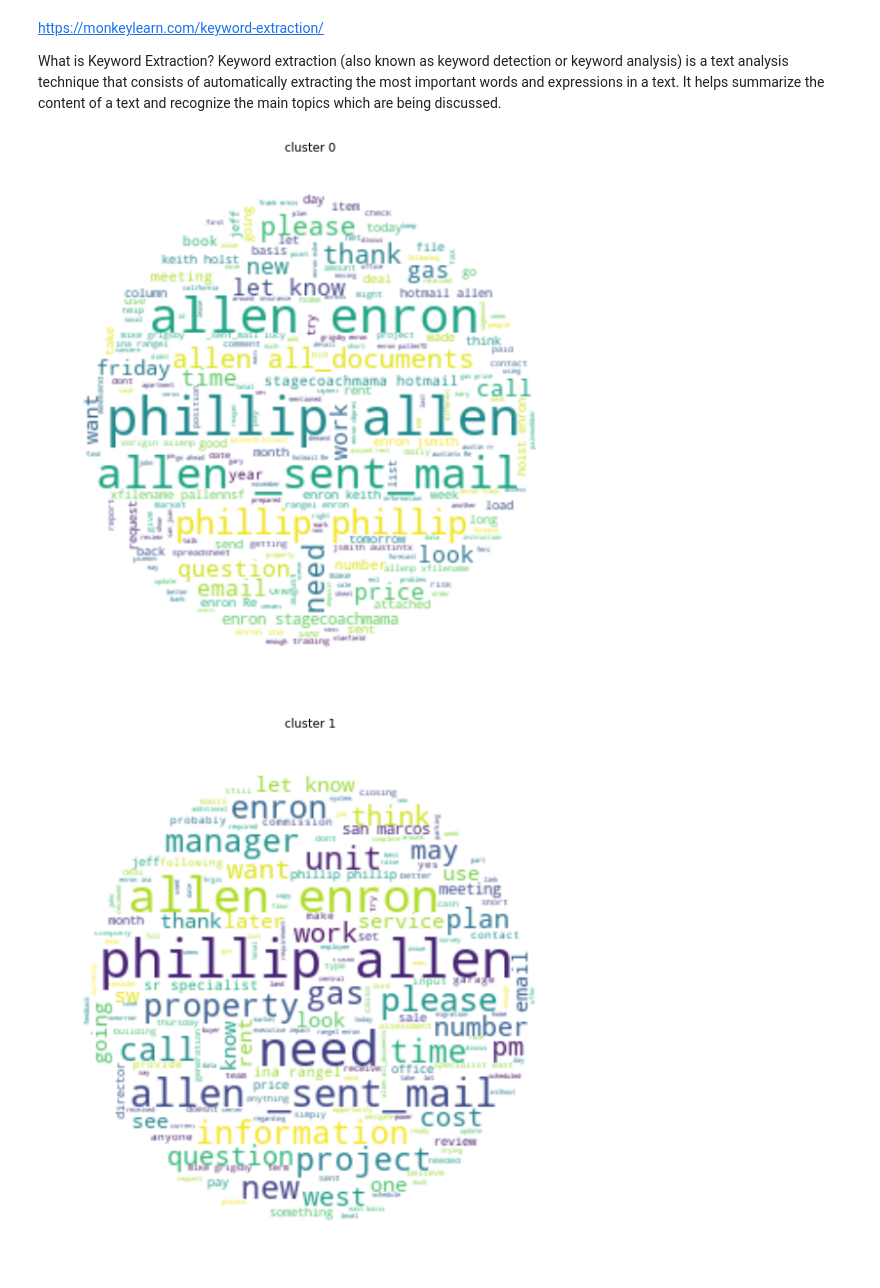
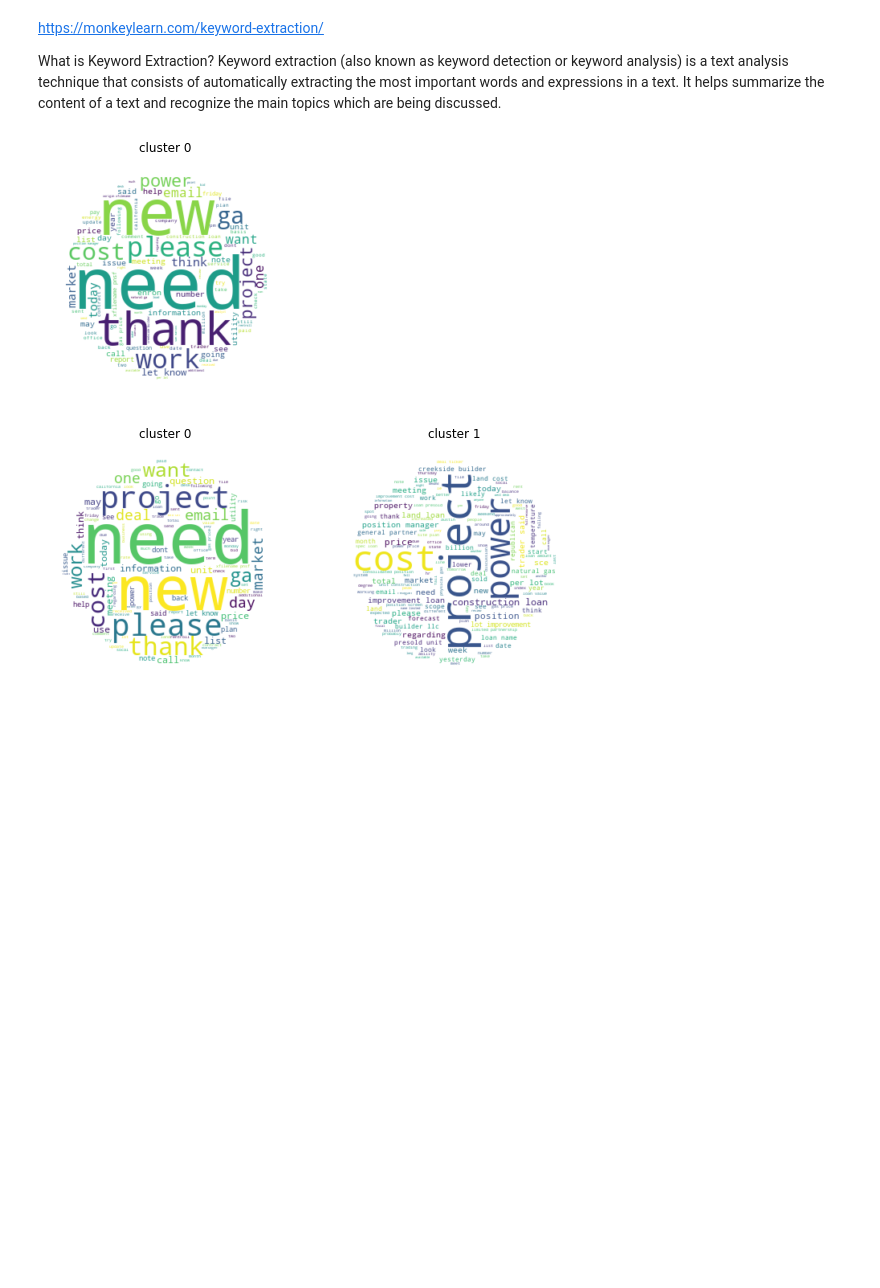
Before and after one commit to KevinFerin/Projet_Fil_Rouge-IBM, a Jupyter notebook: ENRON_email_embedding_clustering_experimental.ipynb, the cells around one changed output. Drawn from its saved outputs; the diff is of its cells as text; code cells hidden in the pictures; blank space fills up the shorter version.

Commit message:
Update ENRON_email_embedding_clustering_experimental.ipynb
remove names

```diff
--- a/ENRON_email_embedding_clustering_experimental.ipynb
+++ b/ENRON_email_embedding_clustering_experimental.ipynb
@@ -110,6 +163,13 @@ df.sample(10)
+# %%
+for name in stopwords:
+    #print(name)
+    for i in range(len(df.message)):
+        if type(df.message[i])!=float:
+            df.message[i]=df.message[i].replace(name,'')
 # %%
 # Create sentence and label lists
-emails = df.emails.values
+emails = df.message.values
+#emails = str(df.message.values)
 
 # We need to add special tokens at the beginning and end of each sentence for BERT to work properly
 emails = ["[CLS] " + email + " [SEP]" for email in emails]
@@ -120,7 +180,7 @@ Next, import the BERT tokenizer, used to convert our text into tokens that corre
 # %%
 tokenizer = BertTokenizer.from_pretrained('bert-base-uncased')
 
-tokenized_texts = [tokenizer.tokenize(sent) for sent in emails]
+tokenized_texts = [tokenizer.tokenize(email) for email in emails]
 print("Tokenize the first sentence:")
 print(tokenized_texts[4])
 # %% [output]
@@ -559,11 +619,3 @@ import pandas
 email_embedding_array = pandas.read_csv('embedding_array.csv' , #quoting=1, # delim_whitespace=True,#
                      delimiter=',',
                  header=None) #, names=['email_embedding']
-# %%
-from sklearn.cluster import KMeans
-N = 5
-clf = KMeans(n_clusters=N,
-             max_iter=50,
-             init='k-means++',
-             n_init=4)
-labels = clf.fit_predict(email_embedding_array)
@@ -570,25 +624,30 @@ labels = clf.fit_predict(email_embedding_array)
 # %%
-x, y = np.ogrid[:300, :300]
+for N in range(4):
+    clf = KMeans(n_clusters=N+1,
+                 max_iter=50,
+                 init='k-means++',
+                 n_init=4)
+    labels = clf.fit_predict(email_embedding_array)
 
-mask = (x - 150) ** 2 + (y - 150) ** 2 > 130 ** 2
-mask = 255 * mask.astype(int)
+    x, y = np.ogrid[:300, :300]
 
+    mask = (x - 150) ** 2 + (y - 150) ** 2 > 130 ** 2
+    mask = 255 * mask.astype(int)
+    plt.figure(figsize=(25,30))
+    for label in np.unique(labels):
+      plt.subplot(1,5,label+1)
+      text=str(df.message.values[labels==label])
+      #text=str(tokenized_texts[labels==label])
 
-#wc = WordCloud(background_color="white", repeat=True, mask=mask)
+      # Generate a word cloud image
+      wordcloud = WordCloud(background_color="white", mask=mask).generate(text) #WordCloud(max_font_size=40)
 
-for label in np.unique(labels):
-  text=str(df.emails.values[labels==label])
-  plt.figure(figsize=(10,10))
-  # Generate a word cloud image
-  wordcloud = WordCloud(background_color="white", mask=mask).generate(text) #WordCloud(max_font_size=40)
-
-  # Display the generated image:
-  # the matplotlib way:
-  import matplotlib.pyplot as plt
-  plt.imshow(wordcloud, interpolation='bilinear')
-  plt.axis("off")
-  plt.title("cluster %d"%label)
-  plt.show()
+      # Display the generated image:
+      # the matplotlib way:
+      plt.imshow(wordcloud, interpolation='bilinear')
+      plt.axis("off")
+      plt.title("cluster %d"%label)
+      #plt.show()
 # %% [output]
-[figure, old version]
+[figure, new version]
-[figure, old version]
+[figure, new version]
```
Also changed, not shown: parts of 13 cells of this notebook.
